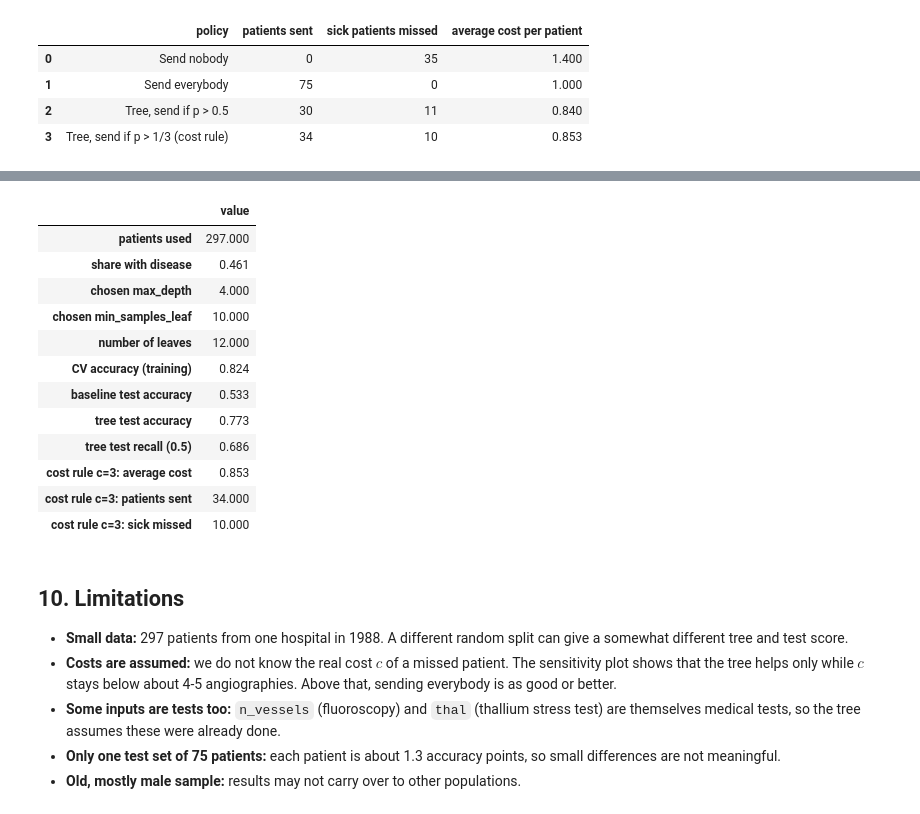
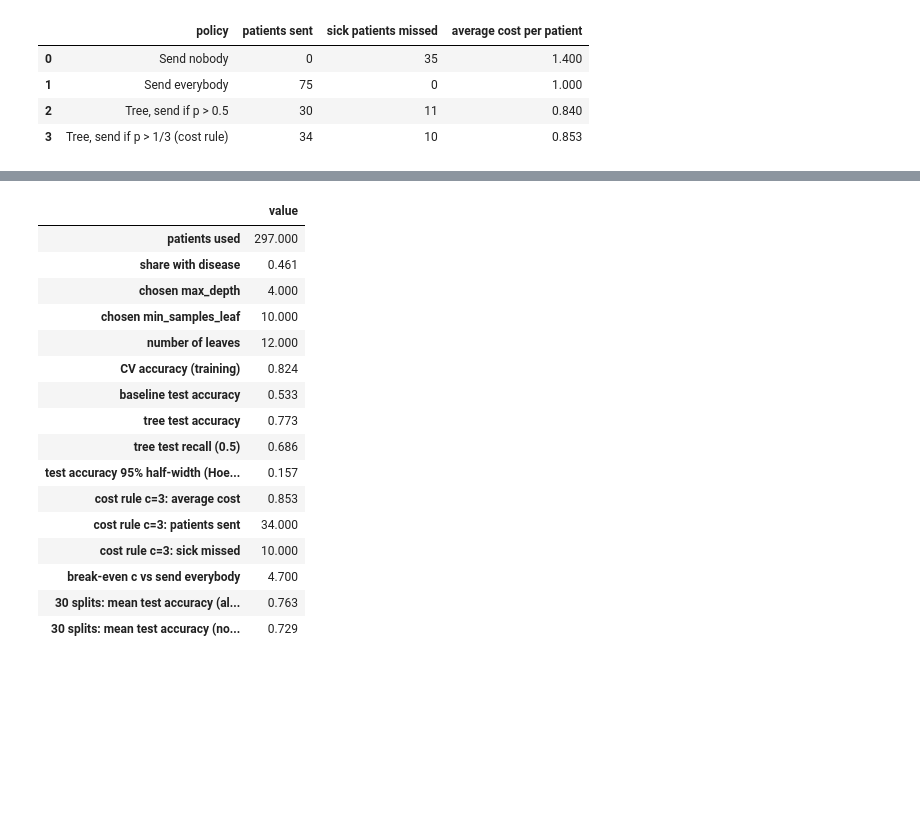
Before and after one commit to widodu77/augmented-dec, a Jupyter notebook: heart_disease_tree.ipynb, the cells around one changed output, grey strips where cells are left out. Cells and saved outputs as stored; diff of their text form; code cells hidden in the pictures; blank space fills up the shorter version.

```diff
--- a/heart_disease_tree.ipynb
+++ b/heart_disease_tree.ipynb
@@ -408,17 +446,21 @@ sensitivity = pd.DataFrame(sensitivity)
 
 c_grid = np.linspace(1.5, 10, 200)
 tree_curve = [average_cost((p_test > 1 / c).astype(int), y_test, c) for c in c_grid]
+break_even = c_grid[np.argmax(np.array(tree_curve) >= 1)]
 fig, ax = plt.subplots(figsize=(6.5, 4))
 ax.plot(c_grid, c_grid * y_test.mean(), color="grey", ls=":", label="Send nobody")
 ax.plot(c_grid, np.ones_like(c_grid), color="black", ls="--", label="Send everybody")
 ax.plot(c_grid, tree_curve, color="#E45756", lw=2, label="Tree + cost rule (send if p > 1/c)")
+ax.axvline(break_even, color="grey", lw=1)
+ax.annotate(f"break-even c = {break_even:.1f}", (break_even, 0.2), xytext=(6, 0), textcoords="offset points", color="grey")
 ax.set_ylim(0, 2.5)
 ax.set_xlabel("Cost of a missed sick patient c (in angiographies)")
 ax.set_ylabel("Average cost per patient (test set)")
-ax.set_title("The tree saves money while misses are not too costly")
+ax.set_title("The tree saves cost only while a miss is cheap")
 ax.legend(loc="upper left")
 fig.tight_layout()
 fig.savefig("figures/06_cost_sensitivity.png")
 plt.show()
+print(f"The tree + cost rule is cheaper than 'send everybody' for c below about {break_even:.1f}.")
 sensitivity
 # %% [output]
@@ -433,0 +546,24 @@ sensitivity
+# %%
+def full_run(X_all, seed):
+    Xa, Xb, ya, yb = train_test_split(X_all, y, test_size=0.25, stratify=y, random_state=seed)
+    folds = StratifiedKFold(n_splits=5, shuffle=True, random_state=seed)
+    fitted = GridSearchCV(DecisionTreeClassifier(random_state=seed), param_grid, cv=folds, scoring="accuracy").fit(Xa, ya)
+    best = fitted.best_estimator_
+    return {"seed": seed, "test accuracy": accuracy_score(yb, best.predict(Xb)), "cv accuracy": fitted.best_score_,
+            "depth": best.get_depth(), "root question": Xa.columns[best.tree_.feature[0]]}
+
+runs_all = pd.DataFrame([full_run(X, seed) for seed in range(30)])
+runs_pre = pd.DataFrame([full_run(X.drop(columns=extra_tests), seed) for seed in range(30)])
+
+stability_table = pd.DataFrame([
+    {"inputs": name, "mean test accuracy": r["test accuracy"].mean(), "std": r["test accuracy"].std(),
+     "min": r["test accuracy"].min(), "max": r["test accuracy"].max(), "mean cv accuracy": r["cv accuracy"].mean(),
+     "depths chosen": ", ".join(str(d) for d in sorted(r["depth"].unique()))}
+    for name, r in [("All 13 inputs", runs_all), ("Without the 2 extra tests", runs_pre)]
+]).round(3)
+print("Root question over 30 splits (all inputs):", runs_all["root question"].value_counts().to_dict())
+print("Root question over 30 splits (no extra tests):", runs_pre["root question"].value_counts().to_dict())
+print(f"Baseline accuracy on every split: {baseline_acc:.3f}. "
+      f"Splits where the tree beats it: {(runs_all['test accuracy'] > baseline_acc).sum()}/30 (all inputs), "
+      f"{(runs_pre['test accuracy'] > baseline_acc).sum()}/30 (no extra tests)")
+stability_table
@@ -433,0 +606,6 @@ sensitivity
+# %%
+m, alpha = len(y_test), 0.05
+half_width = np.sqrt(np.log(2 / alpha) / (2 * m))
+tree_acc = accuracy_score(y_test, y_pred)
+print(f"m = {m}, alpha = {alpha}: half-width = {half_width:.3f}")
+print(f"Tree test accuracy {tree_acc:.3f} -> true accuracy between {tree_acc - half_width:.3f} and {min(tree_acc + half_width, 1):.3f} (95%)")
@@ -434,39 +619,39 @@ sensitivity
 # %%
 tree_cost = policy_table.iloc[3]
 summary = {
     "patients used": len(df),
     "share with disease": round(y.mean(), 3),
     "chosen max_depth": best_depth,
     "chosen min_samples_leaf": best_leaf,
     "number of leaves": tree.get_n_leaves(),
     "CV accuracy (training)": round(search.best_score_, 3),
     "baseline test accuracy": round(baseline_acc, 3),
-    "tree test accuracy": round(accuracy_score(y_test, y_pred), 3),
+    "tree test accuracy": round(tree_acc, 3),
     "tree test recall (0.5)": round(recall_score(y_test, y_pred), 3),
+    "test accuracy 95% half-width (Hoeffding)": round(half_width, 3),
     "cost rule c=3: average cost": tree_cost["average cost per patient"],
     "cost rule c=3: patients sent": tree_cost["patients sent"],
     "cost rule c=3: sick missed": tree_cost["sick patients missed"],
+    "break-even c vs send everybody": round(break_even, 1),
+    "30 splits: mean test accuracy (all inputs)": round(runs_all["test accuracy"].mean(), 3),
+    "30 splits: mean test accuracy (no extra tests)": round(runs_pre["test accuracy"].mean(), 3),
 }
 pd.Series(summary, name="value").to_frame()
 # %% [output]
 |  | value |
 | patients used | 297.000 |
 | share with disease | 0.461 |
 | chosen max_depth | 4.000 |
 | chosen min_samples_leaf | 10.000 |
 | number of leaves | 12.000 |
 | CV accuracy (training) | 0.824 |
 | baseline test accuracy | 0.533 |
 | tree test accuracy | 0.773 |
 | tree test recall (0.5) | 0.686 |
+| test accuracy 95% half-width (Hoe... | 0.157 |
 | cost rule c=3: average cost | 0.853 |
 | cost rule c=3: patients sent | 34.000 |
 | cost rule c=3: sick missed | 10.000 |
+| break-even c vs send everybody | 4.700 |
+| 30 splits: mean test accuracy (al... | 0.763 |
+| 30 splits: mean test accuracy (no... | 0.729 |
-# %% [markdown]
-## 10. Limitations
-
-- **Small data:** 297 patients from one hospital in 1988. A different random split can give a somewhat different tree and test score.
-- **Costs are assumed:** we do not know the real cost $c$ of a missed patient. The sensitivity plot shows that the tree helps only while $c$ stays below about 4-5 angiographies. Above that, sending everybody is as good or better.
-- **Some inputs are tests too:** `n_vessels` (fluoroscopy) and `thal` (thallium stress test) are themselves medical tests, so the tree assumes these were already done.
-- **Only one test set of 75 patients:** each patient is about 1.3 accuracy points, so small differences are not meaningful.
-- **Old, mostly male sample:** results may not carry over to other populations.
```
Also changed, not shown: parts of 24 cells of this notebook, 5 other files.
